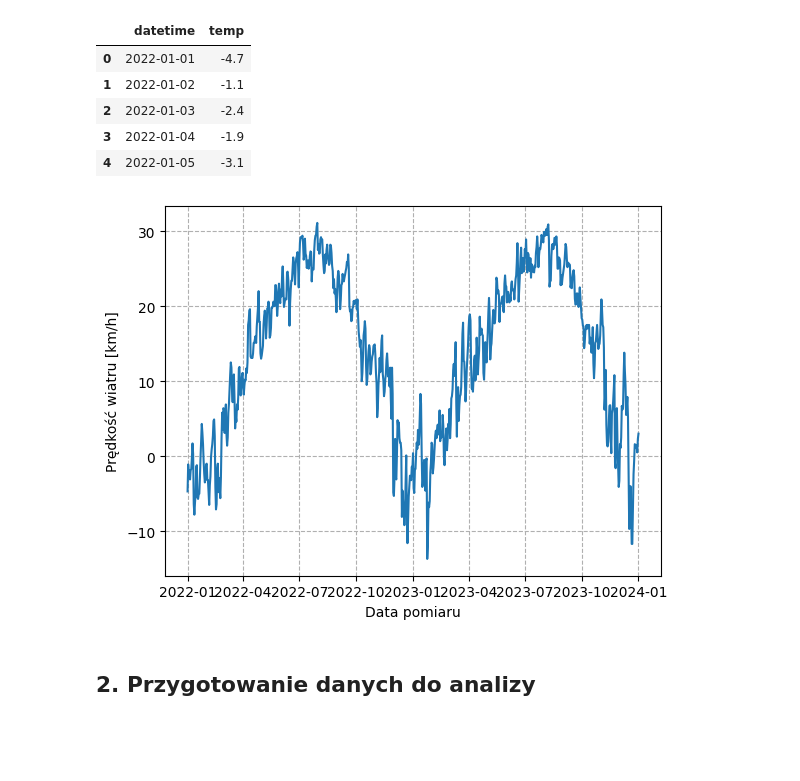
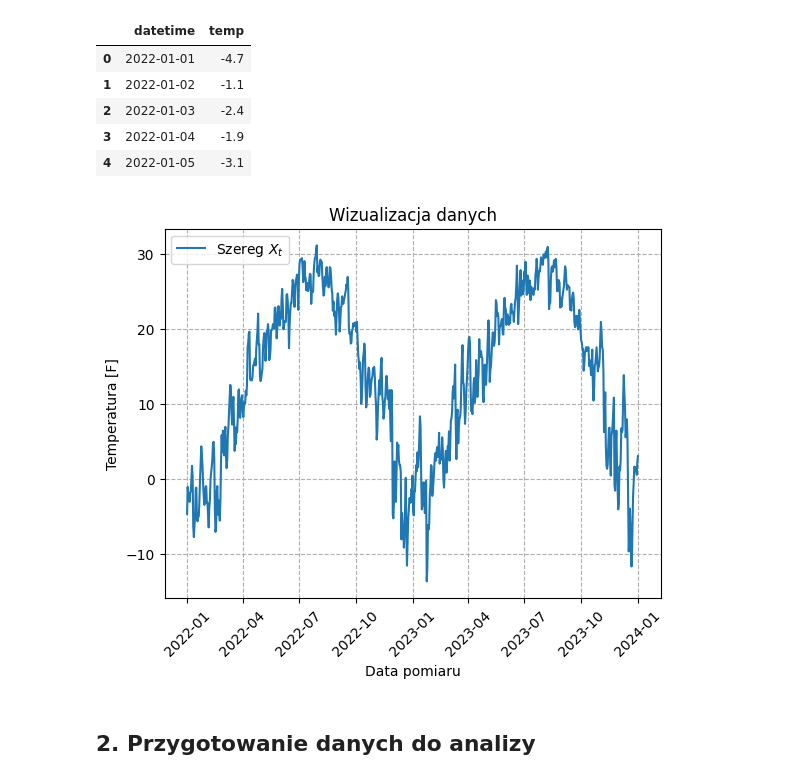
Before and after one commit to MagdalenaSudol/Model_ARMA, a Jupyter notebook: raport.ipynb, the cells around one changed output. Saved outputs shown, nothing was run; the diff lists cells and outputs as text; code cells hidden in the pictures; blank space fills up the shorter version.

```diff
--- a/raport.ipynb
+++ b/raport.ipynb
@@ -85,11 +93,15 @@ datetime = data_clean['datetime']
 # %%
 plt.plot(datetime, windspeed, label = 'Szereg $X_t$')
 plt.grid(True, linestyle = '--')
-plt.ylabel('Prędkość wiatru [km/h]')
+plt.ylabel('Temperatura [F]')
 plt.xlabel('Data pomiaru')
+plt.xticks(rotation = 45)
+plt.legend()
+plt.title("Wizualizacja danych")
+plt.savefig('Temperature_data.png', bbox_inches='tight')
 plt.show()
 # %% [output]
-[figure, old version]
+[figure, new version]
 # %% [markdown]
 ## 2. Przygotowanie danych do analizy
 # %% [markdown]
```
Also changed, not shown: parts of 1 cell of this notebook, 5 other files.
